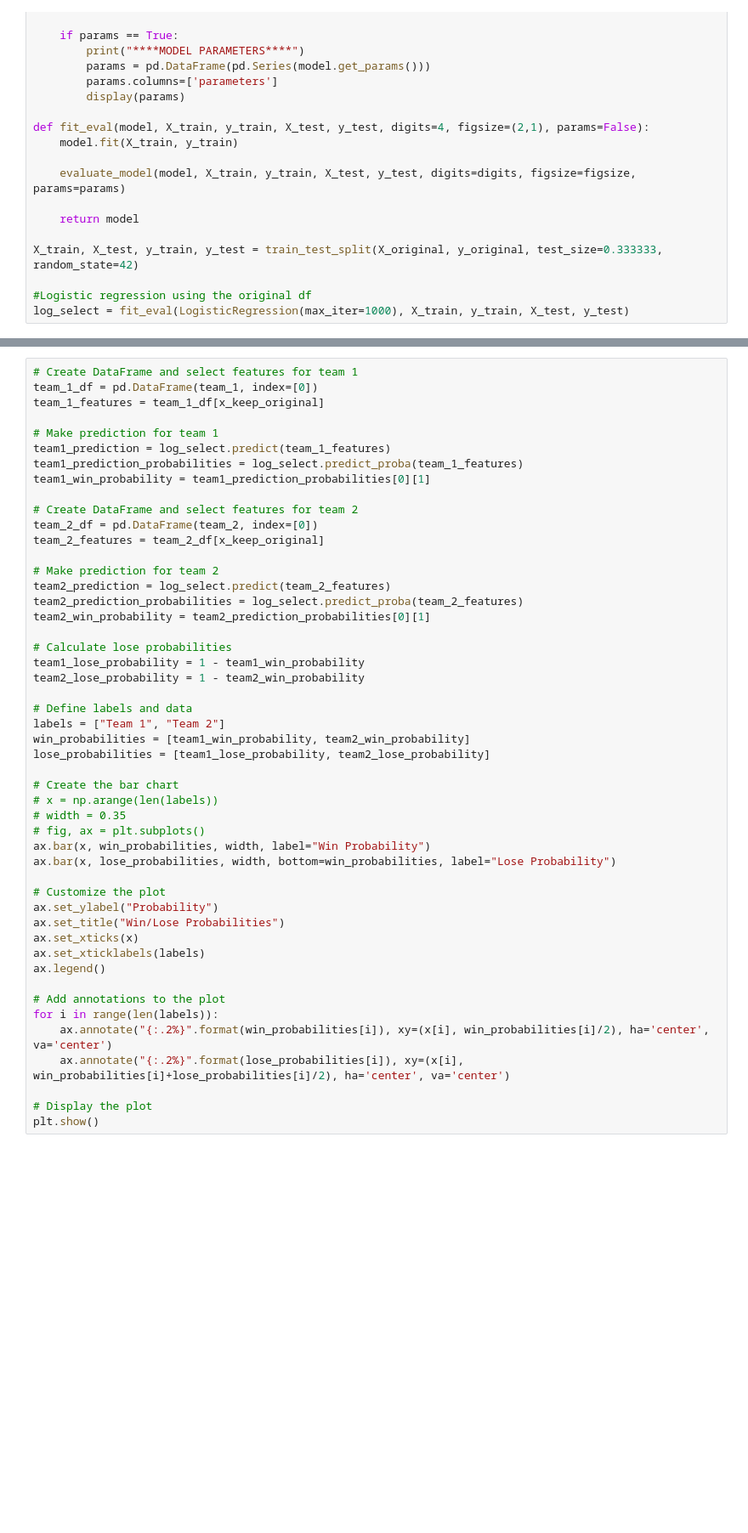
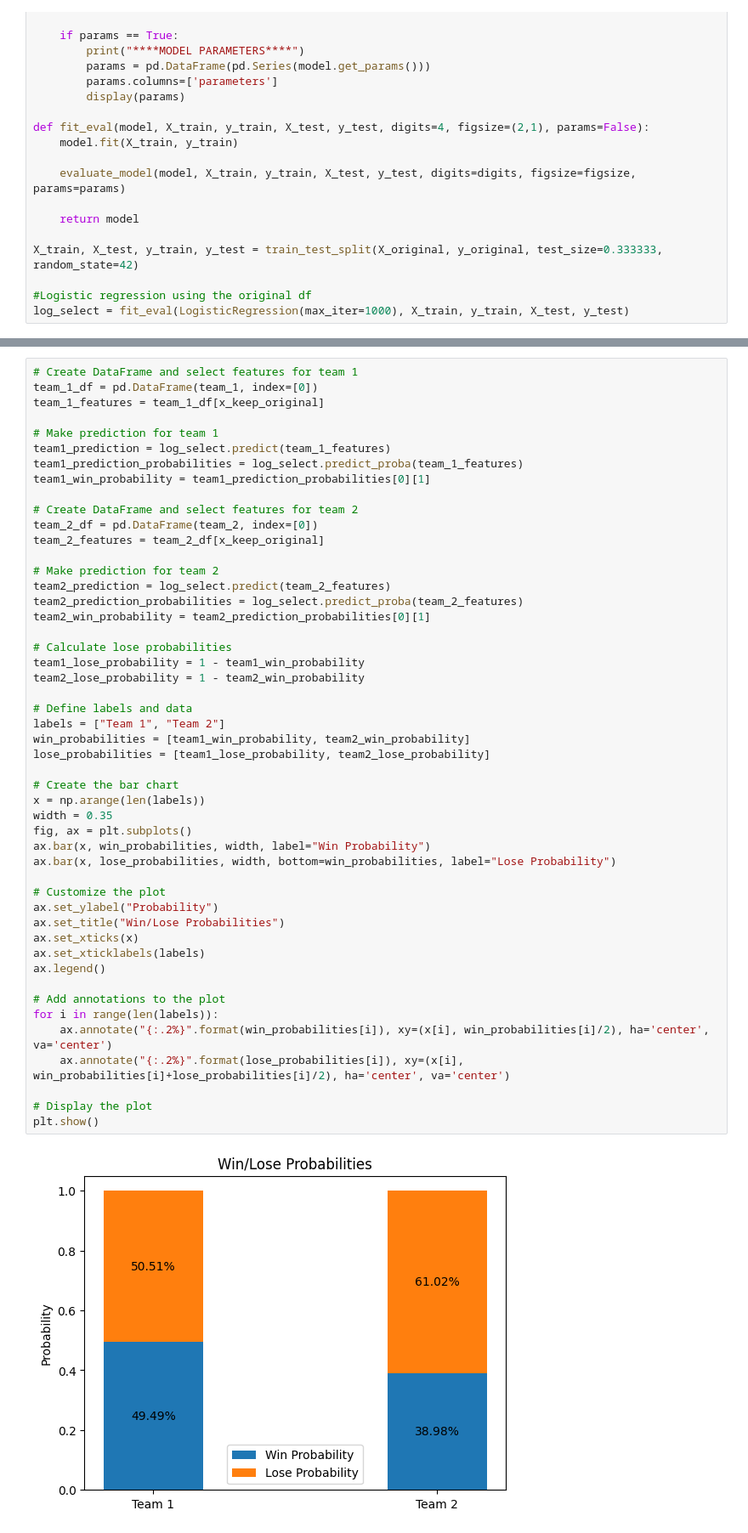
Before and after one commit to Friebay/LeagueOfLegendsPredictions, a Jupyter notebook: exeprogram.ipynb, the cells around one changed output, grey strips where cells are left out. Shown: that part at 85% size. Cells and saved outputs as stored; diff of their text form; blank space fills up the shorter version.

```diff
--- a/exeprogram.ipynb
+++ b/exeprogram.ipynb
@@ -337,33 +335,35 @@ team2_prediction = log_select.predict(team_2_features)
 team2_prediction_probabilities = log_select.predict_proba(team_2_features)
 team2_win_probability = team2_prediction_probabilities[0][1]
 
 # Calculate lose probabilities
 team1_lose_probability = 1 - team1_win_probability
 team2_lose_probability = 1 - team2_win_probability
 
 # Define labels and data
 labels = ["Team 1", "Team 2"]
 win_probabilities = [team1_win_probability, team2_win_probability]
 lose_probabilities = [team1_lose_probability, team2_lose_probability]
 
 # Create the bar chart
-# x = np.arange(len(labels))
-# width = 0.35
-# fig, ax = plt.subplots()
+x = np.arange(len(labels))
+width = 0.35
+fig, ax = plt.subplots()
 ax.bar(x, win_probabilities, width, label="Win Probability")
 ax.bar(x, lose_probabilities, width, bottom=win_probabilities, label="Lose Probability")
 
 # Customize the plot
 ax.set_ylabel("Probability")
 ax.set_title("Win/Lose Probabilities")
 ax.set_xticks(x)
 ax.set_xticklabels(labels)
 ax.legend()
 
 # Add annotations to the plot
 for i in range(len(labels)):
     ax.annotate("{:.2%}".format(win_probabilities[i]), xy=(x[i], win_probabilities[i]/2), ha='center', va='center')
     ax.annotate("{:.2%}".format(lose_probabilities[i]), xy=(x[i], win_probabilities[i]+lose_probabilities[i]/2), ha='center', va='center')
 
 # Display the plot
 plt.show()
+# %% [output]
+[figure, added]
```
Also changed, not shown: parts of 1 cell of this notebook.
